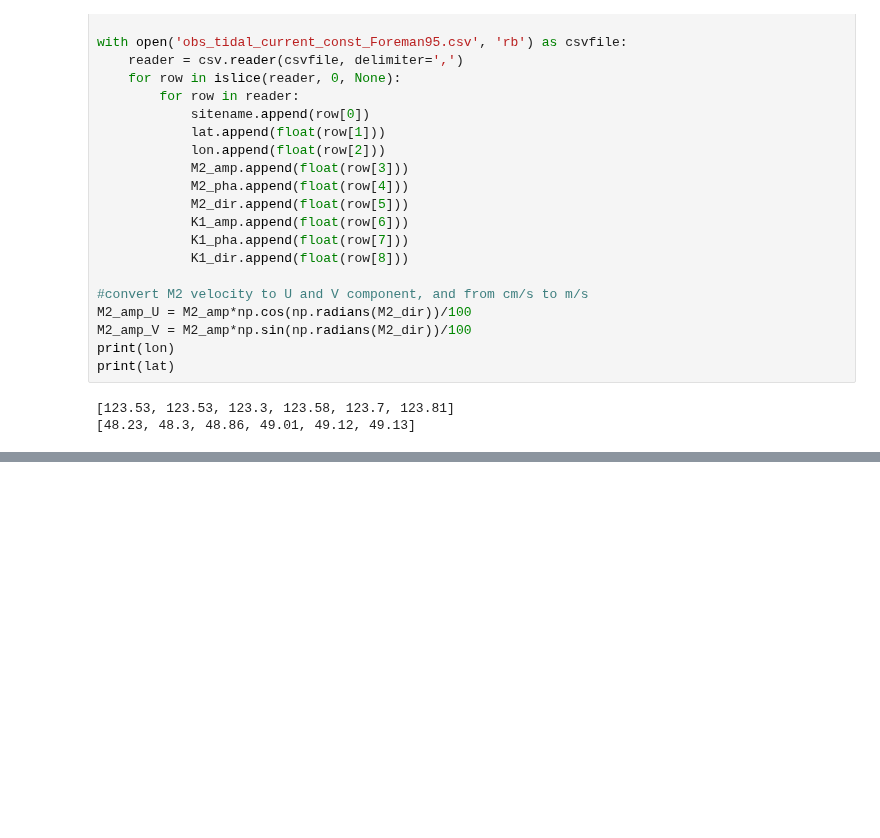
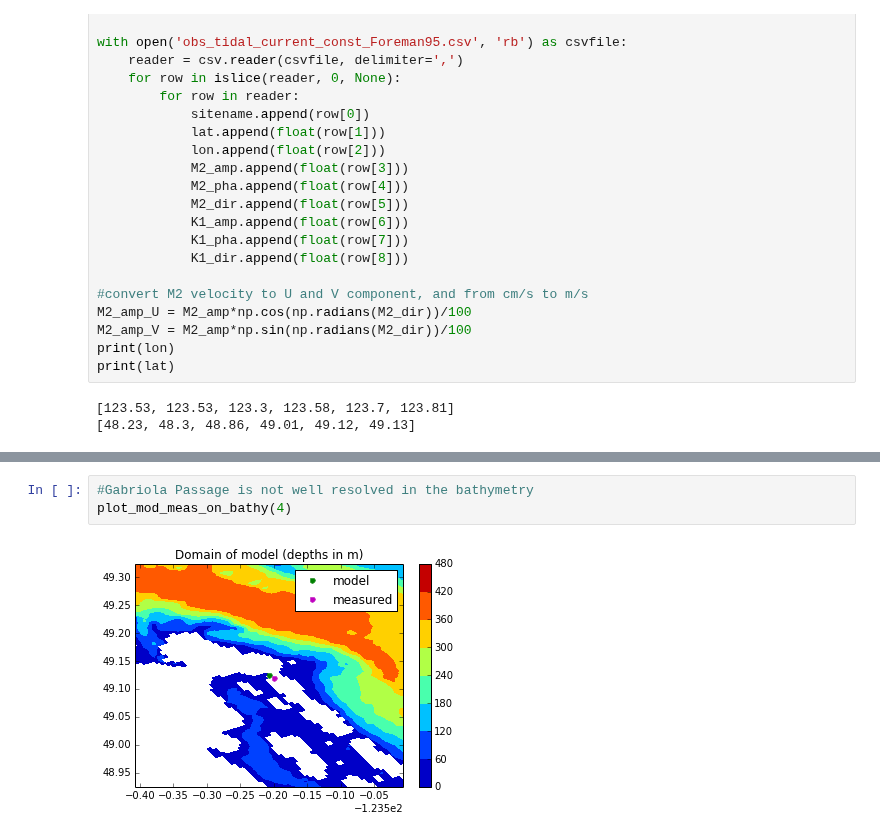
Before and after one commit to SalishSeaCast/tools, a Jupyter notebook: compare_tides/comp_current_harm.ipynb, the cells around one changed output, grey strips where cells are left out. Drawn from its saved outputs; the diff is of its cells as text; blank space fills up the shorter version.

```diff
--- a/compare_tides/comp_current_harm.ipynb
+++ b/compare_tides/comp_current_harm.ipynb
@@ -128,0 +145,5 @@ with open('current_harm_comps.csv', 'wb') as csvfile:
+# %%
+#Gabriola Passage is not well resolved in the bathymetry
+plot_mod_meas_on_bathy(4)
+# %% [output]
+[figure, added]
```
Also changed, not shown: parts of 7 cells of this notebook.
